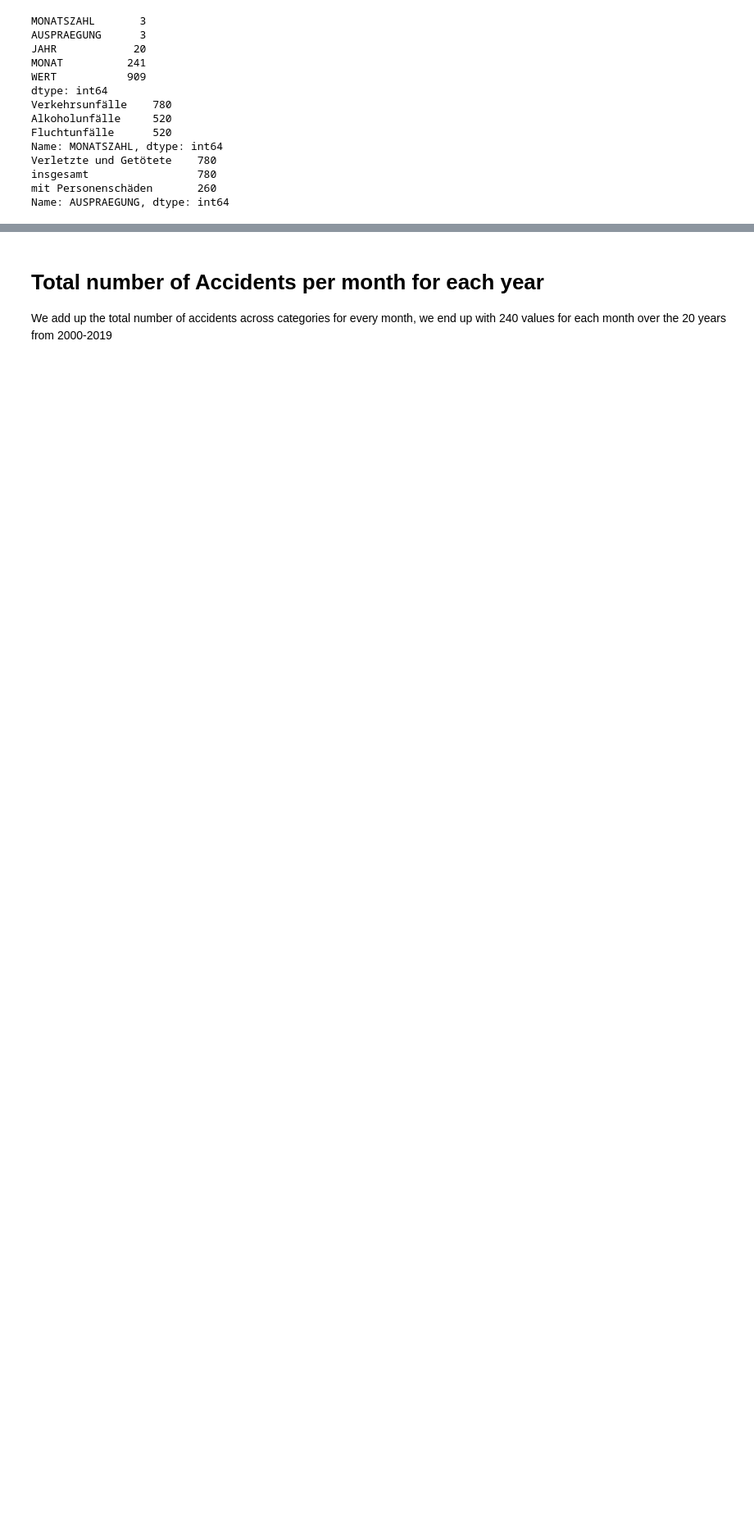
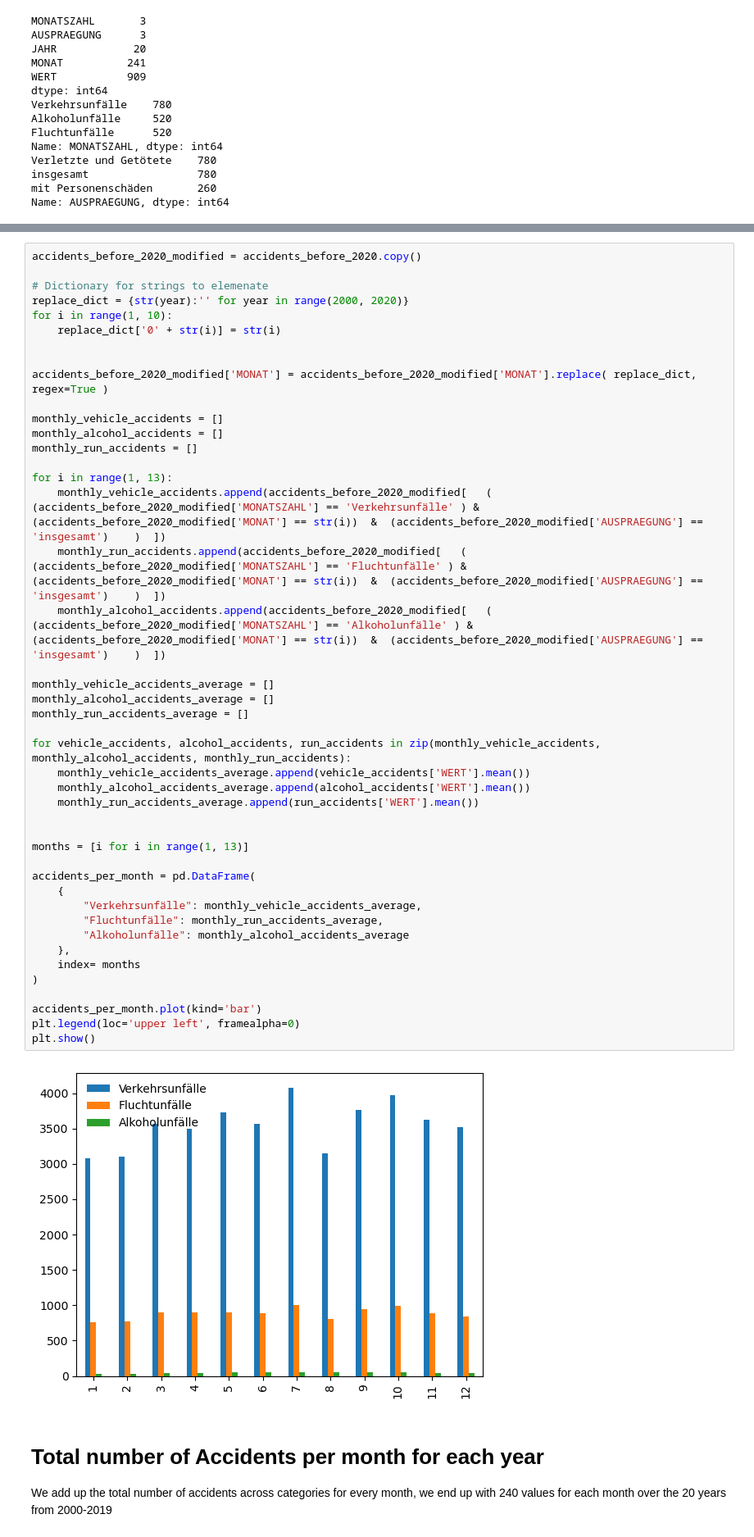
Before and after one commit to OmarHedeya95/accidents-predictor, a Jupyter notebook: DataVisualization.ipynb, the cells around one changed output, grey strips where cells are left out. Shown: that part at 82% size. Cells and saved outputs as stored; diff of their text form; blank space fills up the shorter version.

```diff
--- a/DataVisualization.ipynb
+++ b/DataVisualization.ipynb
@@ -72,3 +71,49 @@ plt.show()
+# %%
+accidents_before_2020_modified = accidents_before_2020.copy()
+
+# Dictionary for strings to elemenate
+replace_dict = {str(year):'' for year in range(2000, 2020)}
+for i in range(1, 10):
+    replace_dict['0' + str(i)] = str(i)
+
+
+accidents_before_2020_modified['MONAT'] = accidents_before_2020_modified['MONAT'].replace( replace_dict, regex=True )
+
+monthly_vehicle_accidents = []
+monthly_alcohol_accidents = []
+monthly_run_accidents = []
+
+for i in range(1, 13):
+    monthly_vehicle_accidents.append(accidents_before_2020_modified[   ( (accidents_before_2020_modified['MONATSZAHL'] == 'Verkehrsunfälle' ) &   (accidents_before_2020_modified['MONAT'] == str(i))  &  (accidents_before_2020_modified['AUSPRAEGUNG'] == 'insgesamt')    )  ])
+    monthly_run_accidents.append(accidents_before_2020_modified[   ( (accidents_before_2020_modified['MONATSZAHL'] == 'Fluchtunfälle' ) &   (accidents_before_2020_modified['MONAT'] == str(i))  &  (accidents_before_2020_modified['AUSPRAEGUNG'] == 'insgesamt')    )  ])
+    monthly_alcohol_accidents.append(accidents_before_2020_modified[   ( (accidents_before_2020_modified['MONATSZAHL'] == 'Alkoholunfälle' ) &   (accidents_before_2020_modified['MONAT'] == str(i))  &  (accidents_before_2020_modified['AUSPRAEGUNG'] == 'insgesamt')    )  ])
+
+monthly_vehicle_accidents_average = []
+monthly_alcohol_accidents_average = []
+monthly_run_accidents_average = []
+
+for vehicle_accidents, alcohol_accidents, run_accidents in zip(monthly_vehicle_accidents, monthly_alcohol_accidents, monthly_run_accidents):
+    monthly_vehicle_accidents_average.append(vehicle_accidents['WERT'].mean())
+    monthly_alcohol_accidents_average.append(alcohol_accidents['WERT'].mean())
+    monthly_run_accidents_average.append(run_accidents['WERT'].mean())
+
+
+months = [i for i in range(1, 13)]
+
+accidents_per_month = pd.DataFrame(
+    {
+        "Verkehrsunfälle": monthly_vehicle_accidents_average,
+        "Fluchtunfälle": monthly_run_accidents_average,
+        "Alkoholunfälle": monthly_alcohol_accidents_average
+    },
+    index= months
+)
+
+accidents_per_month.plot(kind='bar')
+plt.legend(loc='upper left', framealpha=0)
+plt.show()
+# %% [output]
+[figure, added]
 # %% [markdown]
 # Total number of Accidents per month for each year
 We add up the total number of accidents across categories for every month, we end up with 240 values for each month over the 20 years from 2000-2019
```
Also changed, not shown: parts of 6 cells of this notebook.
